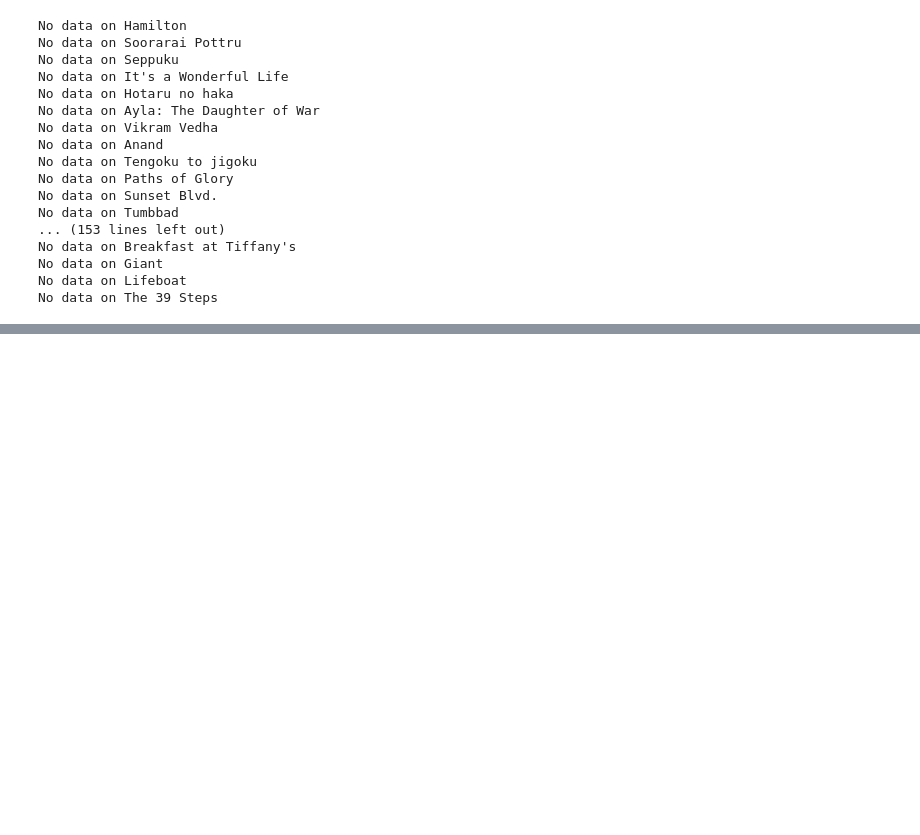
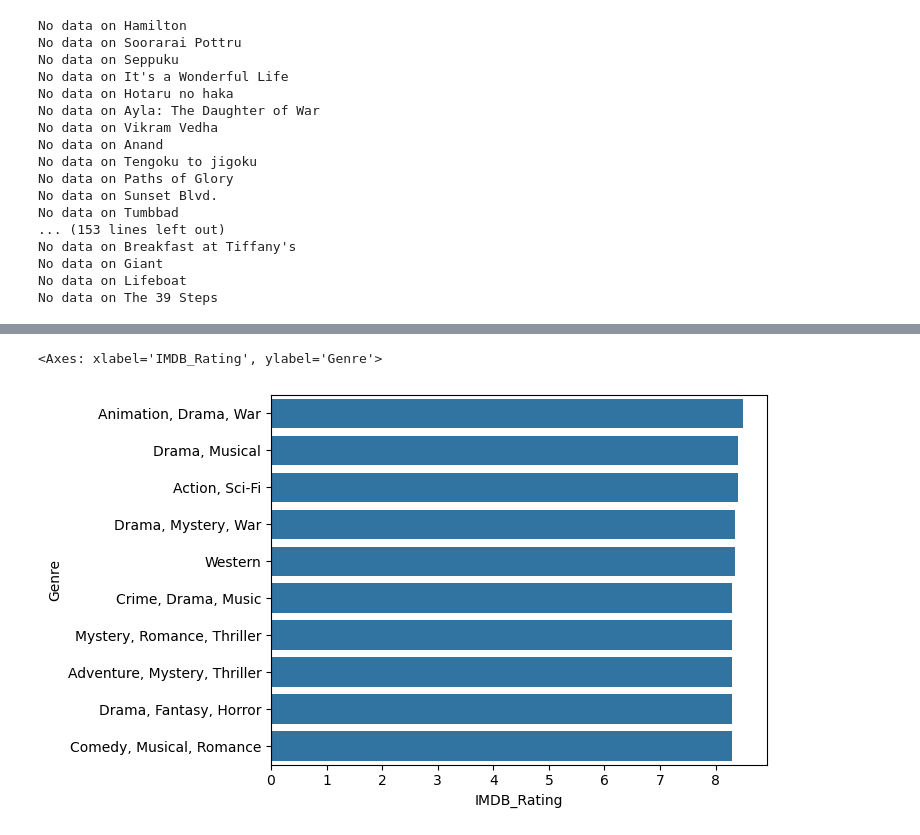
Before and after one commit to bburwinkel0721/movie_analysis, a Jupyter notebook: analysis.ipynb, the cells around one changed output, grey strips where cells are left out. Drawn from its saved outputs; the diff is of its cells as text; code cells hidden in the pictures; blank space fills up the shorter version.

```diff
--- a/analysis.ipynb
+++ b/analysis.ipynb
@@ -148,0 +138,9 @@ int(string_json['BoxOffice'].strip('$').replace(',',''))
+# %%
+# Examine the average ratings by genre
+rating_by_genre_df = movie_df.groupby('Genre')['IMDB_Rating'].mean().reset_index().sort_values(by=['IMDB_Rating'], ascending=False)
+
+# Distile ratings down to the top ten
+top_ten_rating_by_genre = rating_by_genre_df.head(10)
+
+# Display the top ten genres by rating
+top_ten_rating_by_genre
@@ -148,0 +159,5 @@ int(string_json['BoxOffice'].strip('$').replace(',',''))
+# %%
+sns.barplot(top_ten_rating_by_genre, y="Genre", x="IMDB_Rating", orient='h')
+# %% [output]
+<Axes: xlabel='IMDB_Rating', ylabel='Genre'>
+[figure, added]
```
Also changed, not shown: parts of 21 cells of this notebook.
